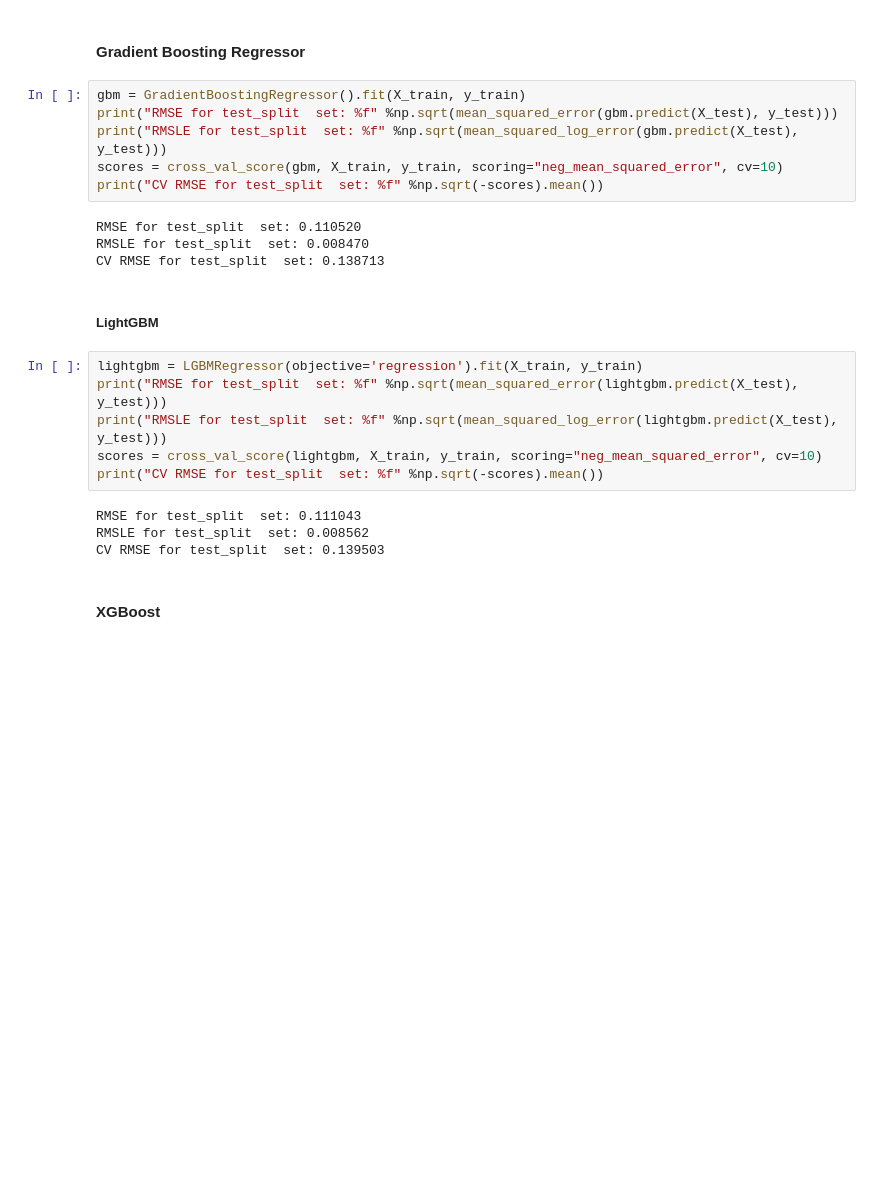
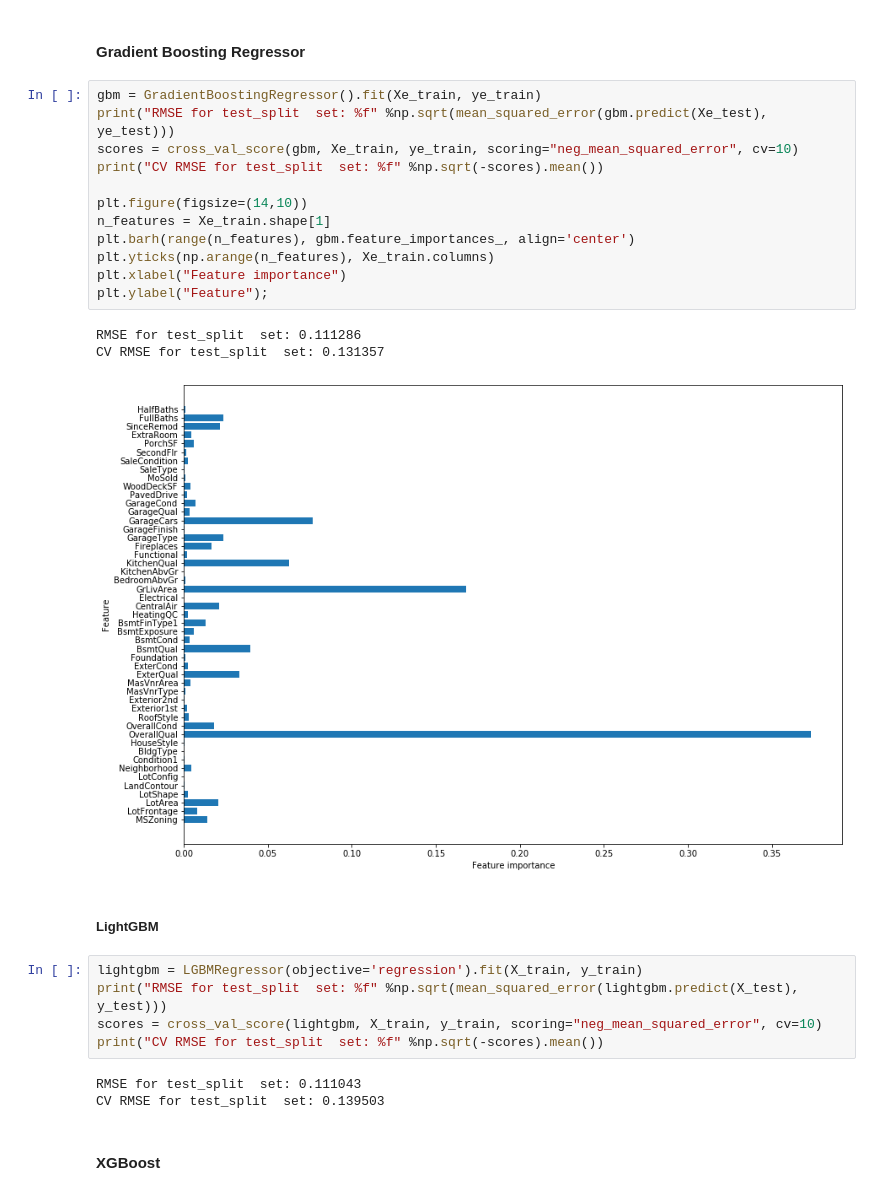
Before and after one commit to ryanhpark/HousingPricePrediction_ML, a Jupyter notebook: Lucas/3_Model.ipynb, the cells around one changed output. Cells and saved outputs as stored; diff of their text form; blank space fills up the shorter version.

```diff
--- a/Lucas/3_Model.ipynb
+++ b/Lucas/3_Model.ipynb
@@ -272,26 +263,30 @@ CV RMSE for test_split  set: 0.395819
 # %% [markdown]
 #### Gradient Boosting Regressor
 # %%
-gbm = GradientBoostingRegressor().fit(X_train, y_train)
-print("RMSE for test_split  set: %f" %np.sqrt(mean_squared_error(gbm.predict(X_test), y_test)))
-print("RMSLE for test_split  set: %f" %np.sqrt(mean_squared_log_error(gbm.predict(X_test), y_test)))
-scores = cross_val_score(gbm, X_train, y_train, scoring="neg_mean_squared_error", cv=10)
+gbm = GradientBoostingRegressor().fit(Xe_train, ye_train)
+print("RMSE for test_split  set: %f" %np.sqrt(mean_squared_error(gbm.predict(Xe_test), ye_test)))
+scores = cross_val_score(gbm, Xe_train, ye_train, scoring="neg_mean_squared_error", cv=10)
 print("CV RMSE for test_split  set: %f" %np.sqrt(-scores).mean())
+
+plt.figure(figsize=(14,10))
+n_features = Xe_train.shape[1]
+plt.barh(range(n_features), gbm.feature_importances_, align='center')
+plt.yticks(np.arange(n_features), Xe_train.columns)
+plt.xlabel("Feature importance")
+plt.ylabel("Feature");
 # %% [output]
-RMSE for test_split  set: 0.110520
-RMSLE for test_split  set: 0.008470
-CV RMSE for test_split  set: 0.138713
+RMSE for test_split  set: 0.111286
+CV RMSE for test_split  set: 0.131357
+[figure, added]
 # %% [markdown]
 ##### LightGBM
 # %%
 lightgbm = LGBMRegressor(objective='regression').fit(X_train, y_train)
 print("RMSE for test_split  set: %f" %np.sqrt(mean_squared_error(lightgbm.predict(X_test), y_test)))
-print("RMSLE for test_split  set: %f" %np.sqrt(mean_squared_log_error(lightgbm.predict(X_test), y_test)))
 scores = cross_val_score(lightgbm, X_train, y_train, scoring="neg_mean_squared_error", cv=10)
 print("CV RMSE for test_split  set: %f" %np.sqrt(-scores).mean())
 # %% [output]
 RMSE for test_split  set: 0.111043
-RMSLE for test_split  set: 0.008562
 CV RMSE for test_split  set: 0.139503
 # %% [markdown]
 #### XGBoost
```
Also changed, not shown: parts of 22 cells of this notebook.
